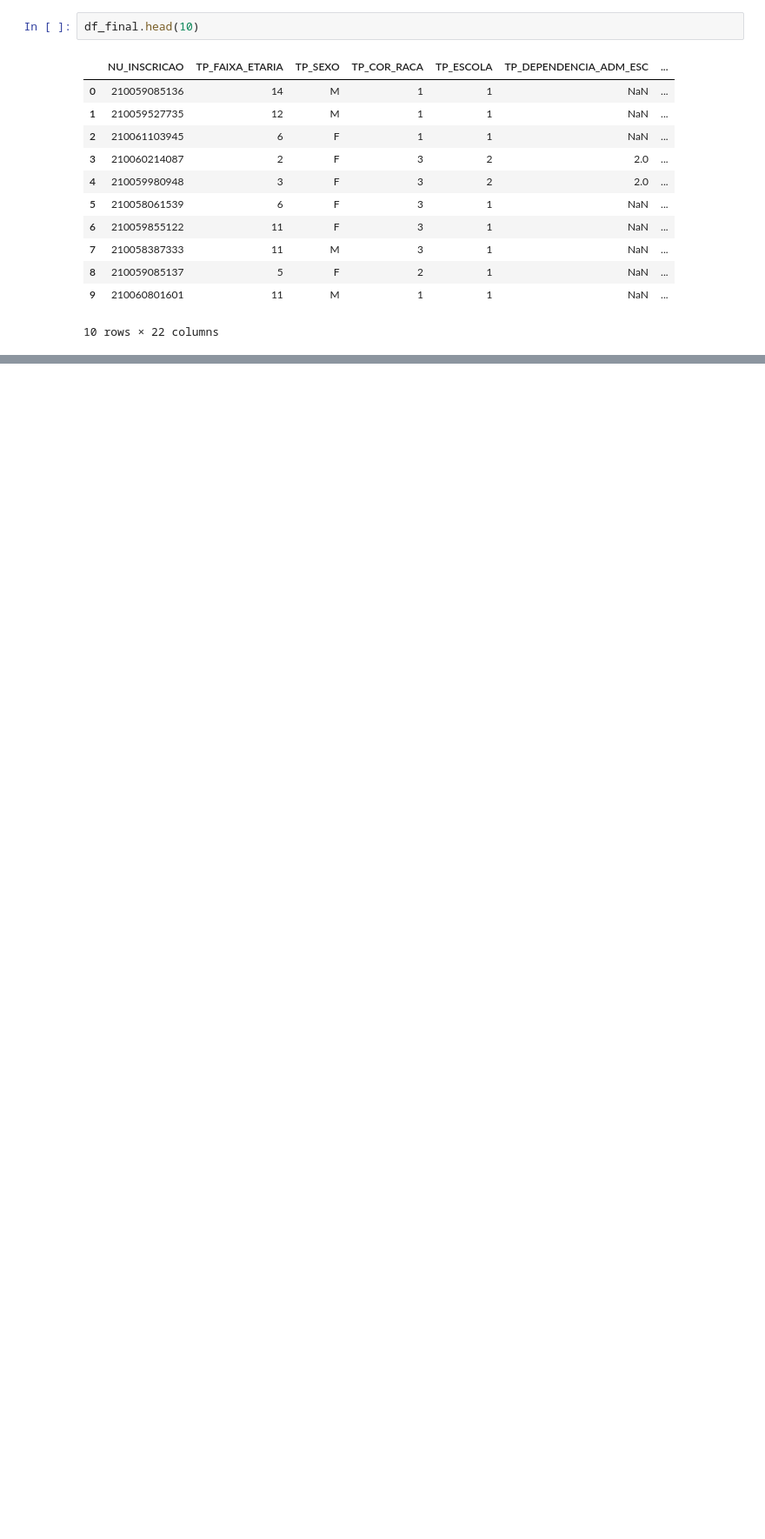
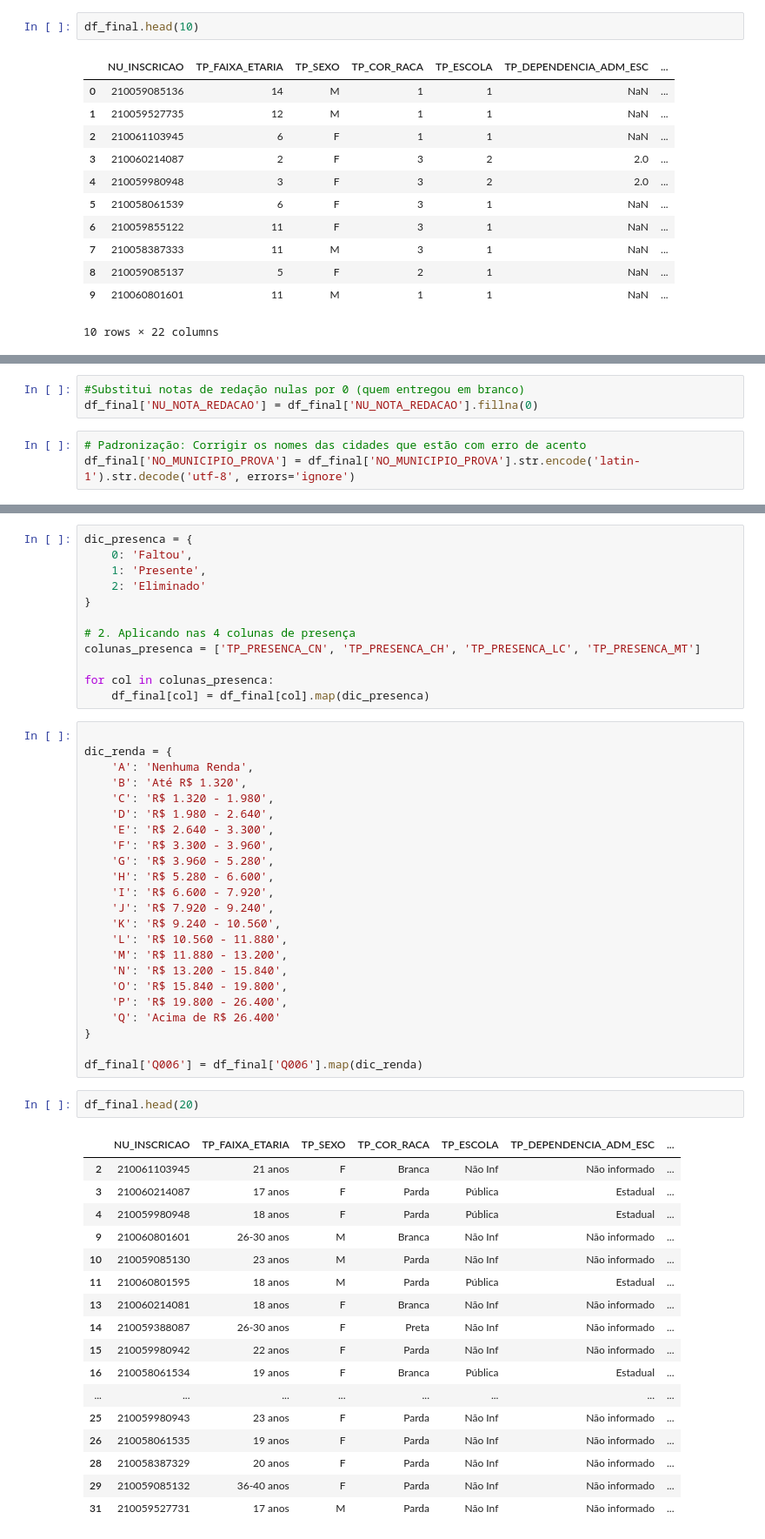
Before and after one commit to MariaGabiXavier/projeto-dashboard, a Jupyter notebook: notebooks/projeto_final.ipynb, the cells around one changed output, grey strips where cells are left out. Shown at 87% size. Drawn from its saved outputs; the diff is of its cells as text; blank space fills up the shorter version.

```diff
--- a/notebooks/projeto_final.ipynb
+++ b/notebooks/projeto_final.ipynb
@@ -161,0 +165,6 @@ df_final.head(10)
+# %%
+#Substitui notas de redação nulas por 0 (quem entregou em branco)
+df_final['NU_NOTA_REDACAO'] = df_final['NU_NOTA_REDACAO'].fillna(0)
+# %%
+# Padronização: Corrigir os nomes das cidades que estão com erro de acento
+df_final['NO_MUNICIPIO_PROVA'] = df_final['NO_MUNICIPIO_PROVA'].str.encode('latin-1').str.decode('utf-8', errors='ignore')
@@ -161,0 +217,55 @@ df_final.head(10)
+# %%
+dic_presenca = {
+    0: 'Faltou',
+    1: 'Presente',
+    2: 'Eliminado'
+}
+
+# 2. Aplicando nas 4 colunas de presença
+colunas_presenca = ['TP_PRESENCA_CN', 'TP_PRESENCA_CH', 'TP_PRESENCA_LC', 'TP_PRESENCA_MT']
+
+for col in colunas_presenca:
+    df_final[col] = df_final[col].map(dic_presenca)
+# %%
+
+dic_renda = {
+    'A': 'Nenhuma Renda',
+    'B': 'Até R$ 1.320',
+    'C': 'R$ 1.320 - 1.980',
+    'D': 'R$ 1.980 - 2.640',
+    'E': 'R$ 2.640 - 3.300',
+    'F': 'R$ 3.300 - 3.960',
+    'G': 'R$ 3.960 - 5.280',
+    'H': 'R$ 5.280 - 6.600',
+    'I': 'R$ 6.600 - 7.920',
+    'J': 'R$ 7.920 - 9.240',
+    'K': 'R$ 9.240 - 10.560',
+    'L': 'R$ 10.560 - 11.880',
+    'M': 'R$ 11.880 - 13.200',
+    'N': 'R$ 13.200 - 15.840',
+    'O': 'R$ 15.840 - 19.800',
+    'P': 'R$ 19.800 - 26.400',
+    'Q': 'Acima de R$ 26.400'
+}
+
+df_final['Q006'] = df_final['Q006'].map(dic_renda)
+# %%
+df_final.head(20)
+# %% [output]
+|  | NU_INSCRICAO | TP_FAIXA_ETARIA | TP_SEXO | TP_COR_RACA | TP_ESCOLA | TP_DEPENDENCIA_ADM_ESC | ... |
+| 2 | 210061103945 | 21 anos | F | Branca | Não Inf | Não informado | ... |
+| 3 | 210060214087 | 17 anos | F | Parda | Pública | Estadual | ... |
+| 4 | 210059980948 | 18 anos | F | Parda | Pública | Estadual | ... |
+| 9 | 210060801601 | 26-30 anos | M | Branca | Não Inf | Não informado | ... |
+| 10 | 210059085130 | 23 anos | M | Parda | Não Inf | Não informado | ... |
+| 11 | 210060801595 | 18 anos | M | Parda | Pública | Estadual | ... |
+| 13 | 210060214081 | 18 anos | F | Branca | Não Inf | Não informado | ... |
+| 14 | 210059388087 | 26-30 anos | F | Preta | Não Inf | Não informado | ... |
+| 15 | 210059980942 | 22 anos | F | Parda | Não Inf | Não informado | ... |
+| 16 | 210058061534 | 19 anos | F | Branca | Pública | Estadual | ... |
+| ... | ... | ... | ... | ... | ... | ... | ... |
+| 25 | 210059980943 | 23 anos | F | Parda | Não Inf | Não informado | ... |
+| 26 | 210058061535 | 19 anos | F | Parda | Não Inf | Não informado | ... |
+| 28 | 210058387329 | 20 anos | F | Parda | Não Inf | Não informado | ... |
+| 29 | 210059085132 | 36-40 anos | F | Parda | Não Inf | Não informado | ... |
+| 31 | 210059527731 | 17 anos | M | Parda | Não Inf | Não informado | ... |
```
Also changed, not shown: parts of 8 cells of this notebook, 2 other files.
